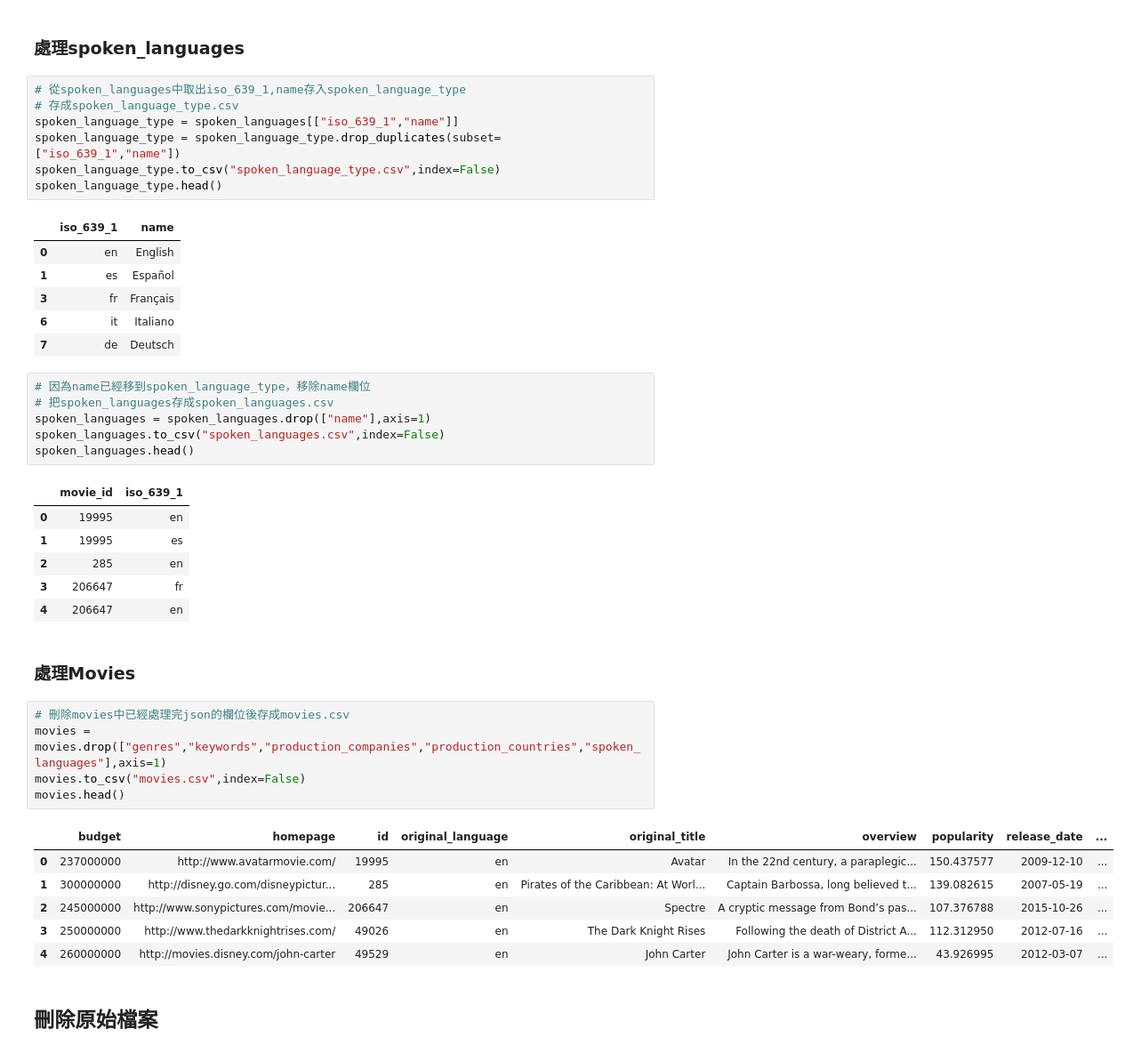
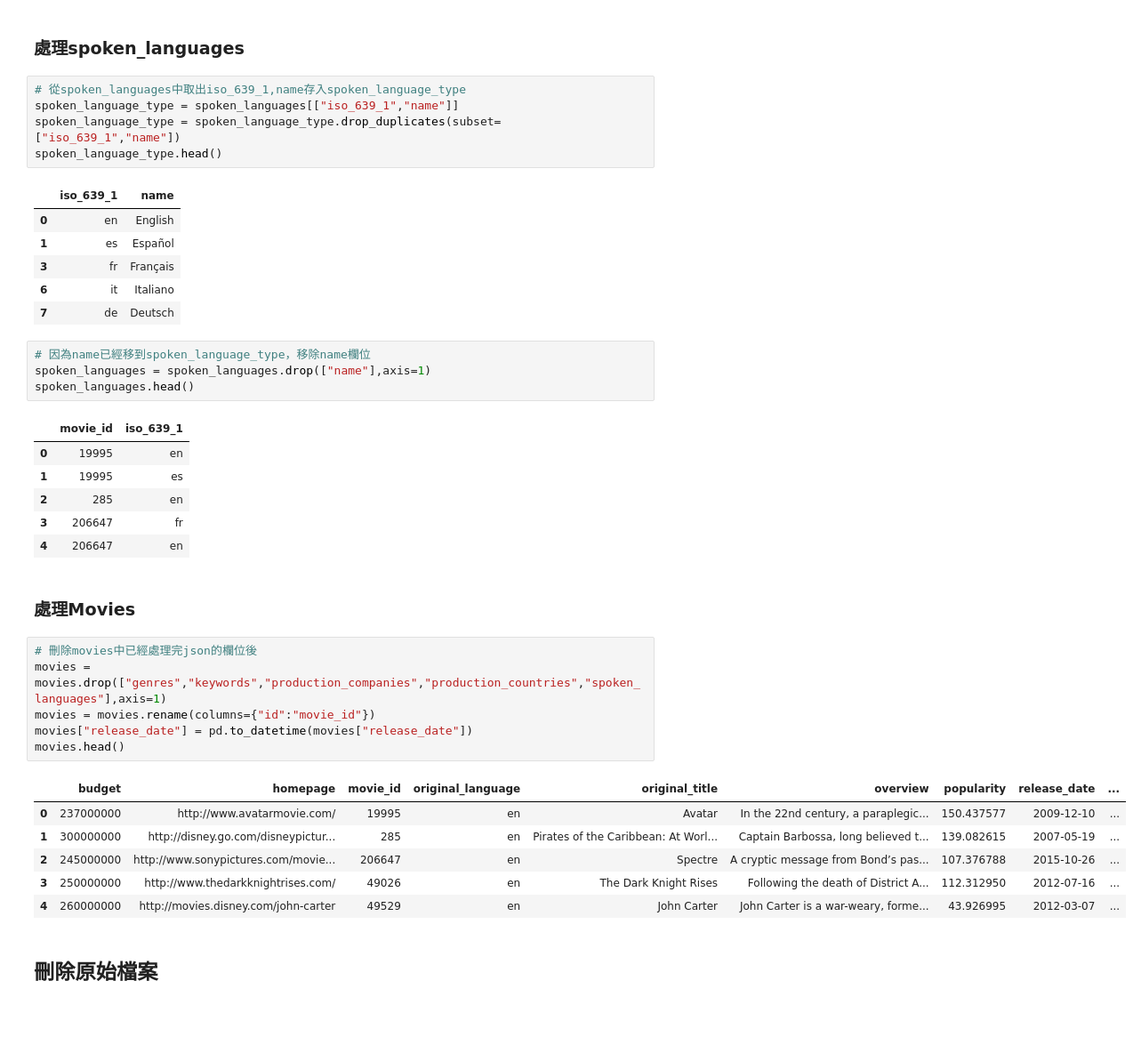
Before and after one commit to TWGraceChen/kaggle_dataset, a Jupyter notebook: imdb5000/data.ipynb, the cells around one changed output. Shown at 89% size. Cells and saved outputs as stored; diff of their text form; blank space fills up the shorter version.

```diff
--- a/imdb5000/data.ipynb
+++ b/imdb5000/data.ipynb
@@ -314,10 +299,8 @@ production_countries.head()
 ### 處理spoken_languages
 # %%
 # 從spoken_languages中取出iso_639_1,name存入spoken_language_type
-# 存成spoken_language_type.csv
 spoken_language_type = spoken_languages[["iso_639_1","name"]]
 spoken_language_type = spoken_language_type.drop_duplicates(subset=["iso_639_1","name"])
-spoken_language_type.to_csv("spoken_language_type.csv",index=False)
 spoken_language_type.head()
 # %% [output]
 |  | iso_639_1 | name |
@@ -328,9 +311,7 @@ spoken_language_type.head()
 | 7 | de | Deutsch |
 # %%
 # 因為name已經移到spoken_language_type，移除name欄位
-# 把spoken_languages存成spoken_languages.csv
 spoken_languages = spoken_languages.drop(["name"],axis=1)
-spoken_languages.to_csv("spoken_languages.csv",index=False)
 spoken_languages.head()
 # %% [output]
 |  | movie_id | iso_639_1 |
@@ -342,12 +323,13 @@ spoken_languages.head()
 # %% [markdown]
 ### 處理Movies
 # %%
-# 刪除movies中已經處理完json的欄位後存成movies.csv
+# 刪除movies中已經處理完json的欄位後
 movies = movies.drop(["genres","keywords","production_companies","production_countries","spoken_languages"],axis=1)
-movies.to_csv("movies.csv",index=False)
+movies = movies.rename(columns={"id":"movie_id"})
+movies["release_date"] = pd.to_datetime(movies["release_date"])
 movies.head()
 # %% [output]
-|  | budget | homepage | id | original_language | original_title | overview | popularity | release_date | ... |
+|  | budget | homepage | movie_id | original_language | original_title | overview | popularity | release_date | ... |
 | 0 | 237000000 | http://www.avatarmovie.com/ | 19995 | en | Avatar | In the 22nd century, a paraplegic... | 150.437577 | 2009-12-10 | ... |
 | 1 | 300000000 | http://disney.go.com/disneypictur... | 285 | en | Pirates of the Caribbean: At Worl... | Captain Barbossa, long believed t... | 139.082615 | 2007-05-19 | ... |
 | 2 | 245000000 | http://www.sonypictures.com/movie... | 206647 | en | Spectre | A cryptic message from Bond’s pas... | 107.376788 | 2015-10-26 | ... |
```
Also changed, not shown: parts of 18 cells of this notebook, 5 other files.
